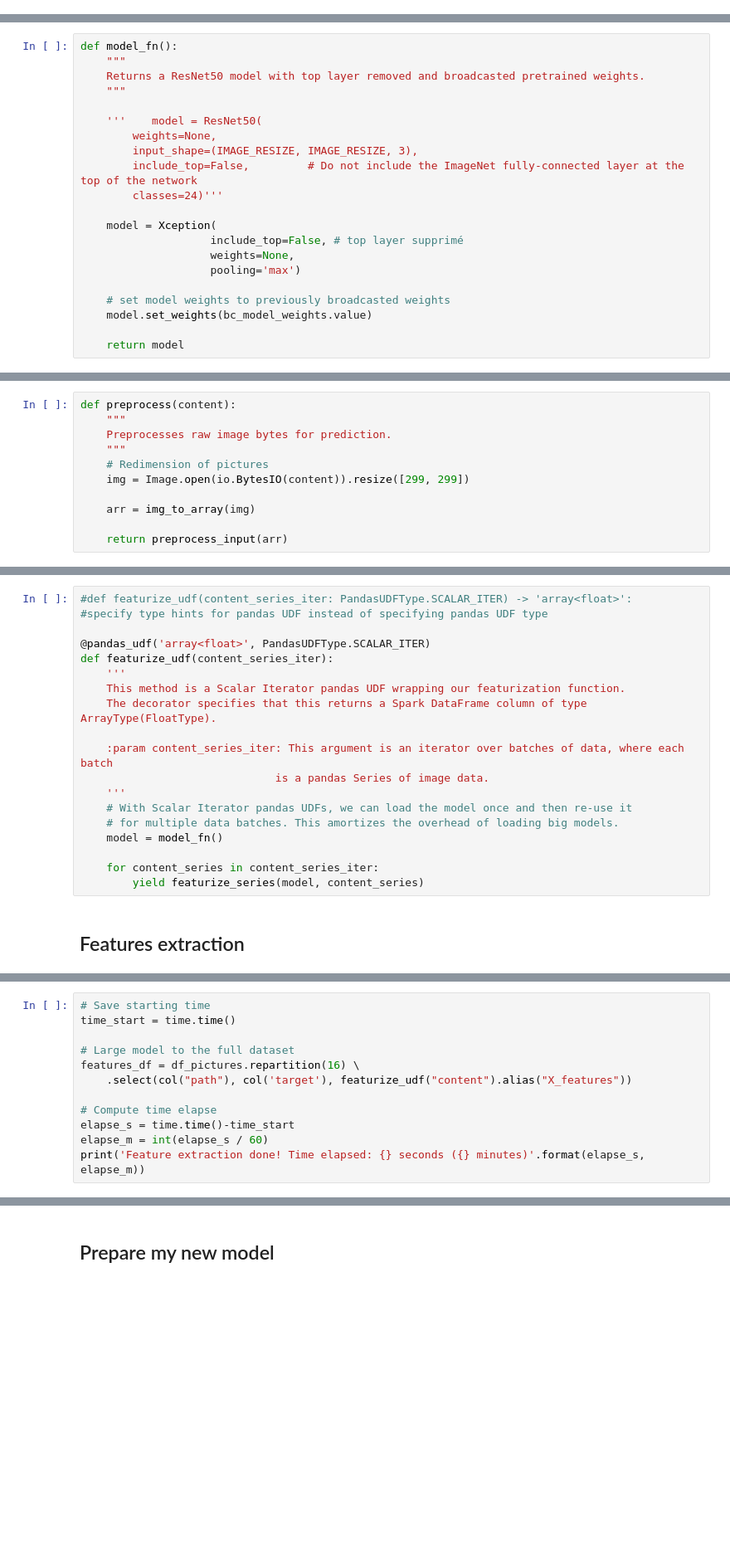
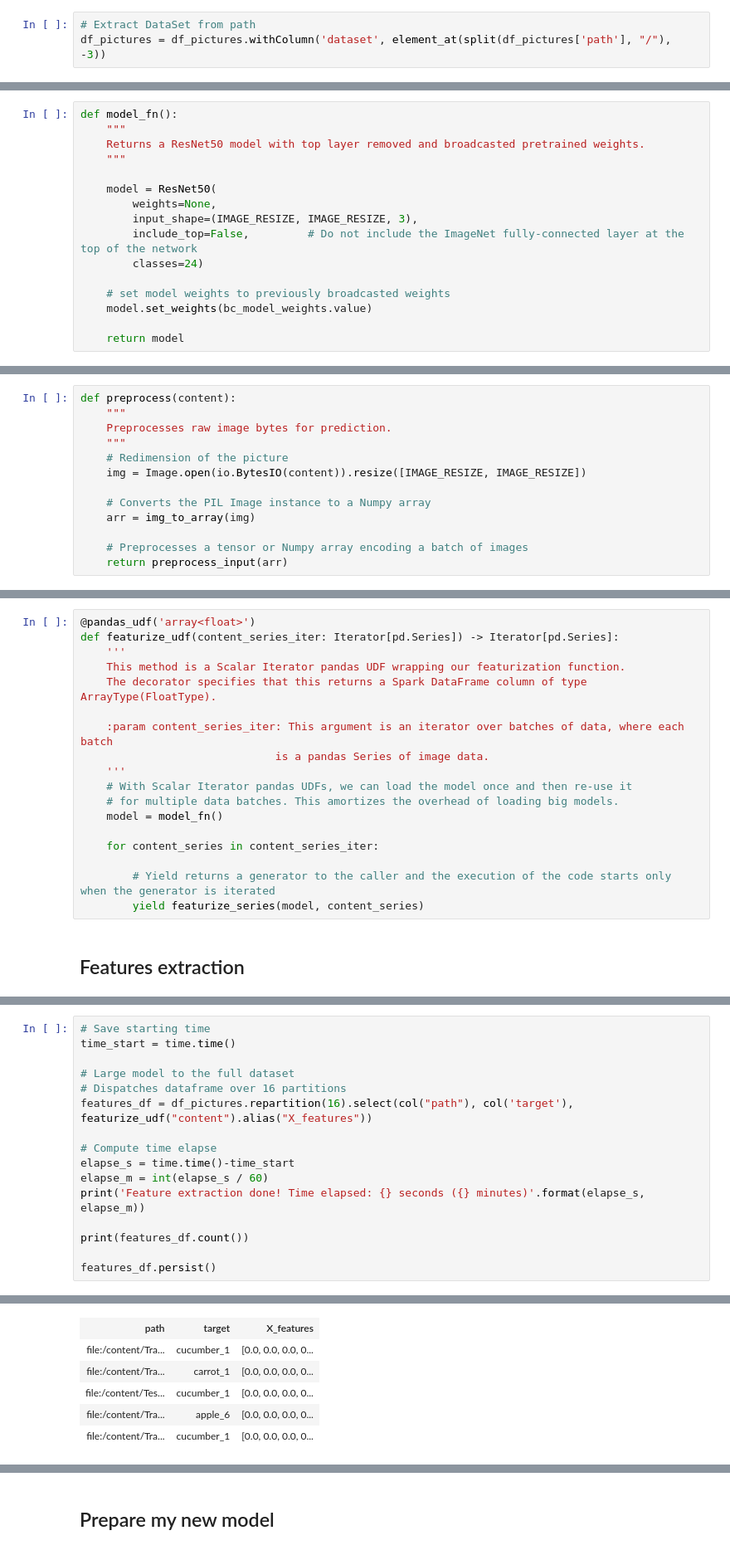
Before and after one commit to MadesLaurence/OpenClassrooms-Fruits-Project-8-, a Jupyter notebook: P8_03_notebook.ipynb, the cells around one changed output, grey strips where cells are left out. Shown at 83% size. Drawn from its saved outputs; the diff is of its cells as text; blank space fills up the shorter version.

```diff
--- a/P8_03_notebook.ipynb
+++ b/P8_03_notebook.ipynb
@@ -473,4 +595,7 @@ root
 # %%
 # Extract Target from path
 df_pictures = df_pictures.withColumn('target', element_at(split(df_pictures['path'], "/"), -2))
+# %%
+# Extract DataSet from path
+df_pictures = df_pictures.withColumn('dataset', element_at(split(df_pictures['path'], "/"), -3))
 # %%
@@ -555,16 +675,11 @@ def model_fn():
     Returns a ResNet50 model with top layer removed and broadcasted pretrained weights.
     """
 
-    '''    model = ResNet50(
+    model = ResNet50(
         weights=None,
         input_shape=(IMAGE_RESIZE, IMAGE_RESIZE, 3),
         include_top=False,         # Do not include the ImageNet fully-connected layer at the top of the network
-        classes=24)'''
-
-    model = Xception(
-                    include_top=False, # top layer supprimé
-                    weights=None,
-                    pooling='max')
+        classes=24)
 
     # set model weights to previously broadcasted weights
     model.set_weights(bc_model_weights.value)
@@ -577,11 +692,13 @@ def preprocess(content):
     """
     Preprocesses raw image bytes for prediction.
     """
-    # Redimension of pictures
-    img = Image.open(io.BytesIO(content)).resize([299, 299])
+    # Redimension of the picture
+    img = Image.open(io.BytesIO(content)).resize([IMAGE_RESIZE, IMAGE_RESIZE])
 
+    # Converts the PIL Image instance to a Numpy array
     arr = img_to_array(img)
 
+    # Preprocesses a tensor or Numpy array encoding a batch of images
     return preprocess_input(arr)
 # %% [markdown]
 ### Featurize a pd.Series of images
@@ -606,9 +731,6 @@ PandasUDFType.SCALAR_ITER used to amortize the cost of loading large models on w
 # %%
-#def featurize_udf(content_series_iter: PandasUDFType.SCALAR_ITER) -> 'array<float>':
-#specify type hints for pandas UDF instead of specifying pandas UDF type
-
-@pandas_udf('array<float>', PandasUDFType.SCALAR_ITER)
-def featurize_udf(content_series_iter):
+@pandas_udf('array<float>')
+def featurize_udf(content_series_iter: Iterator[pd.Series]) -> Iterator[pd.Series]:
     '''
     This method is a Scalar Iterator pandas UDF wrapping our featurization function.
     The decorator specifies that this returns a Spark DataFrame column of type ArrayType(FloatType).
@@ -621,6 +743,8 @@ def featurize_udf(content_series_iter):
     model = model_fn()
 
     for content_series in content_series_iter:
+
+        # Yield returns a generator to the caller and the execution of the code starts only when the generator is iterated
         yield featurize_series(model, content_series)
 # %% [markdown]
 ## Features extraction  <a class="anchor" id="sub6_3"></a>
@@ -642,11 +757,15 @@ only showing top 5 rows
 time_start = time.time()
 
 # Large model to the full dataset
-features_df = df_pictures.repartition(16) \
-    .select(col("path"), col('target'), featurize_udf("content").alias("X_features"))
+# Dispatches dataframe over 16 partitions
+features_df = df_pictures.repartition(16).select(col("path"), col('target'), featurize_udf("content").alias("X_features"))
 
 # Compute time elapse
 elapse_s = time.time()-time_start
 elapse_m = int(elapse_s / 60)
 print('Feature extraction done! Time elapsed: {} seconds ({} minutes)'.format(elapse_s, elapse_m))
+
+print(features_df.count())
+
+features_df.persist()
 # %% [output]
@@ -653,0 +774,6 @@ Feature extraction done! Time elapsed: 0.055121421813964844 seconds (0 minutes)
+| path | target | X_features |
+| file:/content/Tra... | cucumber_1 | [0.0, 0.0, 0.0, 0... |
+| file:/content/Tra... | carrot_1 | [0.0, 0.0, 0.0, 0... |
+| file:/content/Tes... | cucumber_1 | [0.0, 0.0, 0.0, 0... |
+| file:/content/Tra... | apple_6 | [0.0, 0.0, 0.0, 0... |
+| file:/content/Tra... | cucumber_1 | [0.0, 0.0, 0.0, 0... |
```
Also changed, not shown: parts of 62 cells of this notebook.
